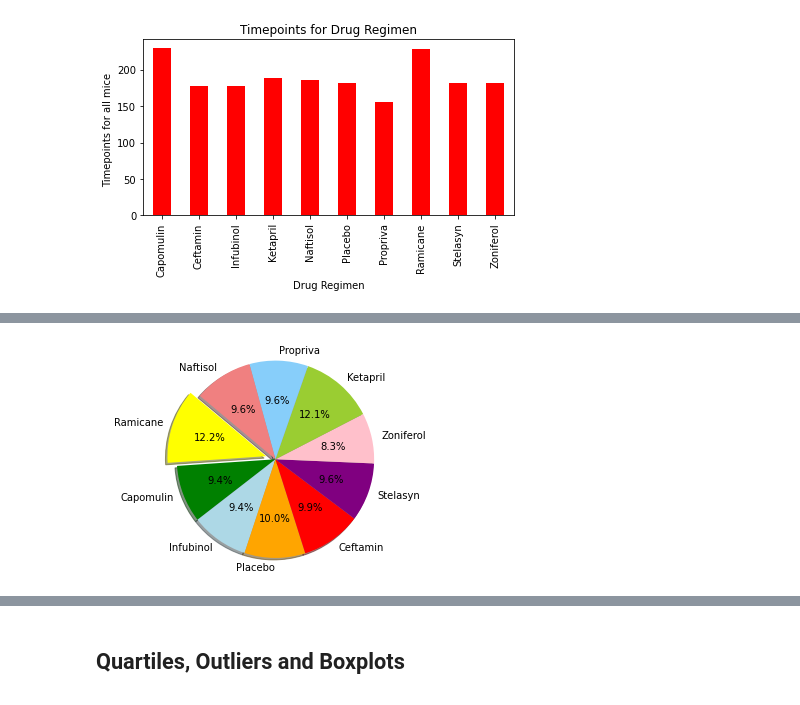
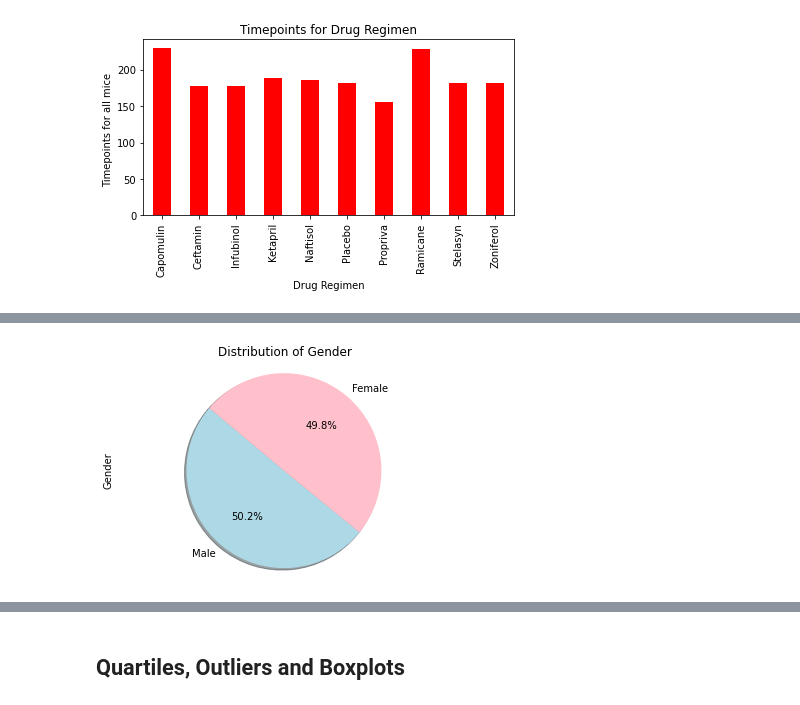
Before and after one commit to RichKirsch80/Data-Visualization-using-Matplotlib, a Jupyter notebook: Pymaceuticals/pymaceuticals_starter.ipynb, the cells around one changed output, grey strips where cells are left out. Saved outputs shown, nothing was run; the diff lists cells and outputs as text; code cells hidden in the pictures.

```diff
--- a/Pymaceuticals/pymaceuticals_starter.ipynb
+++ b/Pymaceuticals/pymaceuticals_starter.ipynb
@@ -186,14 +192,21 @@ array(['Ramicane', 'Capomulin', 'Infubinol', 'Placebo', 'Ceftamin',
 # %%
+#Creates a df for with only one mouse ID per mouse
+total_mice = merge_df.drop_duplicates(subset='Mouse ID', keep="first")
+
 # Generate a pie plot showing the distribution of female versus male mice using Pandas
-colors = ["yellow","green","lightblue","orange","red","purple","pink","yellowgreen","lightskyblue","lightcoral"]
-explode = (0.1,0,0,0,0,0,0,0,0,0)
+mice_gender = ["Male", "Female"]
+mice_gender_count = total_mice['Sex'].value_counts()
+colors = ["lightblue","pink"]
+explode = (0,0)
 
 # Tell matplotlib to create a pie chart based upon the above data
-plt.pie(timepoint_data, explode=explode, labels=drug_regimen, colors=colors,
+plt.pie(mice_gender_count, labels=mice_gender, colors=colors,
         autopct="%1.1f%%", shadow=True, startangle=140)
 
-# Create axes which are equal so we have a perfect circle
+#Create axes which are equal so we have a perfect circle
 plt.axis("equal")
+plt.title("Distribution of Gender")
+plt.ylabel("Gender")
 plt.show()
 # %% [output]
-[figure, old version]
+[figure, new version]
```
Also changed, not shown: parts of 17 cells of this notebook.
